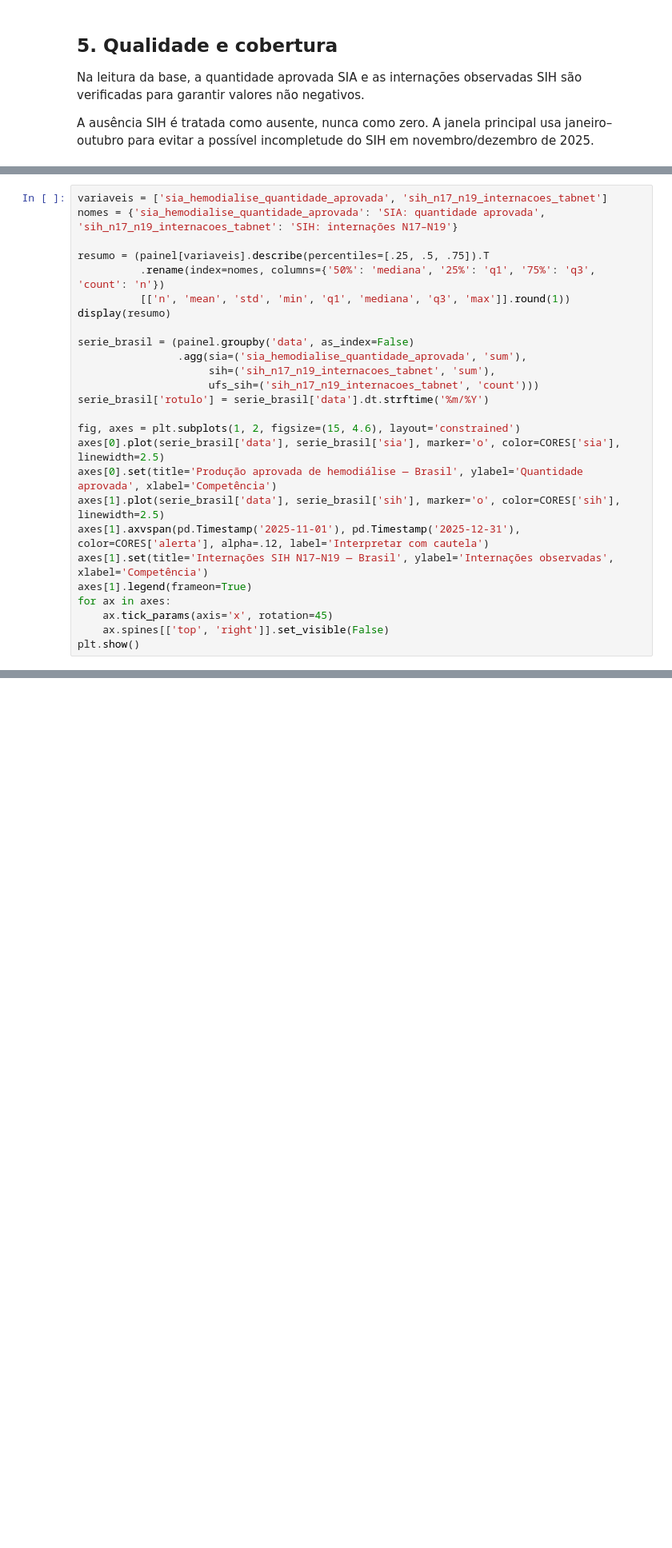
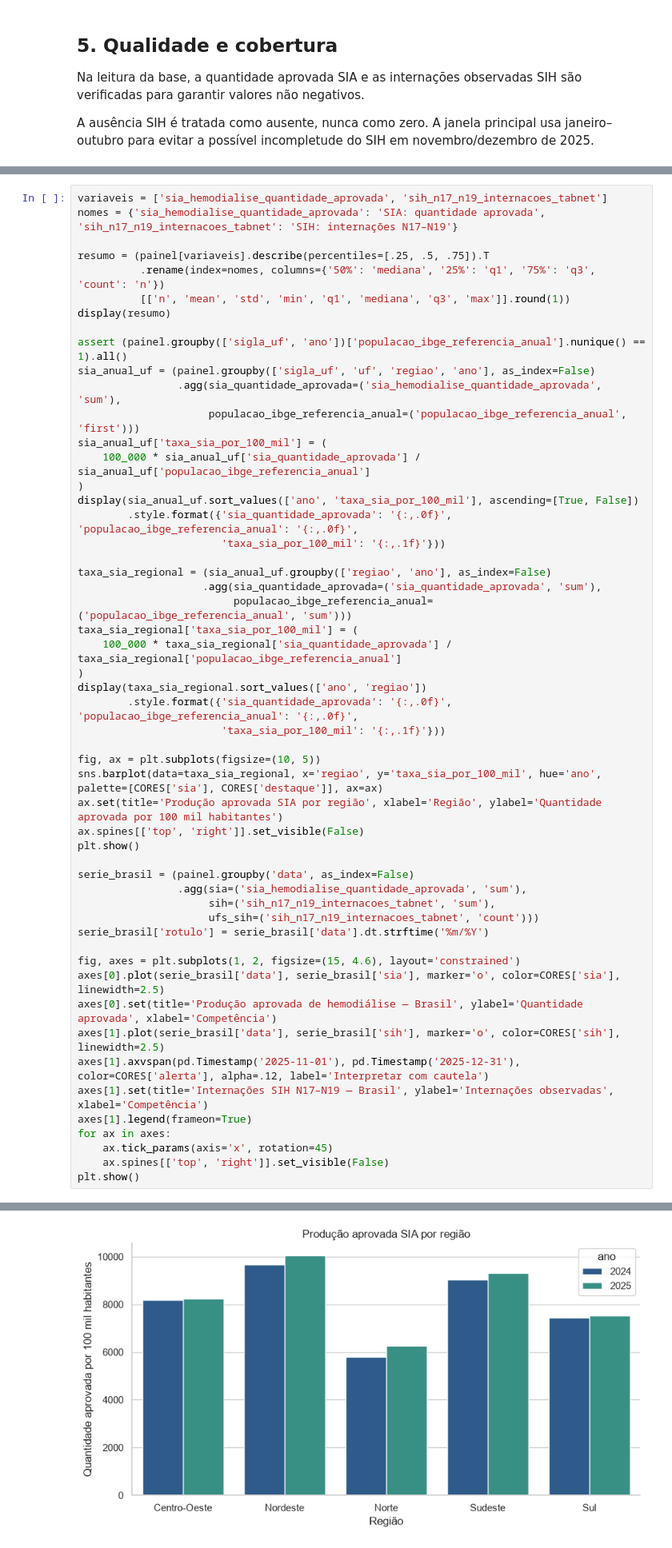
Before and after one commit to paula-33/POS-SENAI, a Jupyter notebook: estatistica-aplicada-a-analise-de-dados-40h/Trabalho-final/Notebook/09_ANALISE_ESTATISTICA_E_PREVISAO_DRC.ipynb, the cells around one changed output, grey strips where cells are left out. Shown at 80% size. Saved outputs shown, nothing was run; the diff lists cells and outputs as text; blank space fills up the shorter version.

```diff
--- a/estatistica-aplicada-a-analise-de-dados-40h/Trabalho-final/Notebook/09_ANALISE_ESTATISTICA_E_PREVISAO_DRC.ipynb
+++ b/estatistica-aplicada-a-analise-de-dados-40h/Trabalho-final/Notebook/09_ANALISE_ESTATISTICA_E_PREVISAO_DRC.ipynb
@@ -126,6 +143,33 @@ resumo = (painel[variaveis].describe(percentiles=[.25, .5, .75]).T
           .rename(index=nomes, columns={'50%': 'mediana', '25%': 'q1', '75%': 'q3', 'count': 'n'})
           [['n', 'mean', 'std', 'min', 'q1', 'mediana', 'q3', 'max']].round(1))
 display(resumo)
+
+assert (painel.groupby(['sigla_uf', 'ano'])['populacao_ibge_referencia_anual'].nunique() == 1).all()
+sia_anual_uf = (painel.groupby(['sigla_uf', 'uf', 'regiao', 'ano'], as_index=False)
+                .agg(sia_quantidade_aprovada=('sia_hemodialise_quantidade_aprovada', 'sum'),
+                     populacao_ibge_referencia_anual=('populacao_ibge_referencia_anual', 'first')))
+sia_anual_uf['taxa_sia_por_100_mil'] = (
+    100_000 * sia_anual_uf['sia_quantidade_aprovada'] / sia_anual_uf['populacao_ibge_referencia_anual']
+)
+display(sia_anual_uf.sort_values(['ano', 'taxa_sia_por_100_mil'], ascending=[True, False])
+        .style.format({'sia_quantidade_aprovada': '{:,.0f}', 'populacao_ibge_referencia_anual': '{:,.0f}',
+                       'taxa_sia_por_100_mil': '{:,.1f}'}))
+
+taxa_sia_regional = (sia_anual_uf.groupby(['regiao', 'ano'], as_index=False)
+                    .agg(sia_quantidade_aprovada=('sia_quantidade_aprovada', 'sum'),
+                         populacao_ibge_referencia_anual=('populacao_ibge_referencia_anual', 'sum')))
+taxa_sia_regional['taxa_sia_por_100_mil'] = (
+    100_000 * taxa_sia_regional['sia_quantidade_aprovada'] / taxa_sia_regional['populacao_ibge_referencia_anual']
+)
+display(taxa_sia_regional.sort_values(['ano', 'regiao'])
+        .style.format({'sia_quantidade_aprovada': '{:,.0f}', 'populacao_ibge_referencia_anual': '{:,.0f}',
+                       'taxa_sia_por_100_mil': '{:,.1f}'}))
+
+fig, ax = plt.subplots(figsize=(10, 5))
+sns.barplot(data=taxa_sia_regional, x='regiao', y='taxa_sia_por_100_mil', hue='ano', palette=[CORES['sia'], CORES['destaque']], ax=ax)
+ax.set(title='Produção aprovada SIA por região', xlabel='Região', ylabel='Quantidade aprovada por 100 mil habitantes')
+ax.spines[['top', 'right']].set_visible(False)
+plt.show()
 
 serie_brasil = (painel.groupby('data', as_index=False)
                 .agg(sia=('sia_hemodialise_quantidade_aprovada', 'sum'),
@@ -144,3 +188,4 @@ for ax in axes:
     ax.tick_params(axis='x', rotation=45)
     ax.spines[['top', 'right']].set_visible(False)
 plt.show()
+# %% [output]
@@ -146,0 +223 @@ plt.show()
+[figure, added]
```
Also changed, not shown: parts of 19 cells of this notebook, 10 other files.
